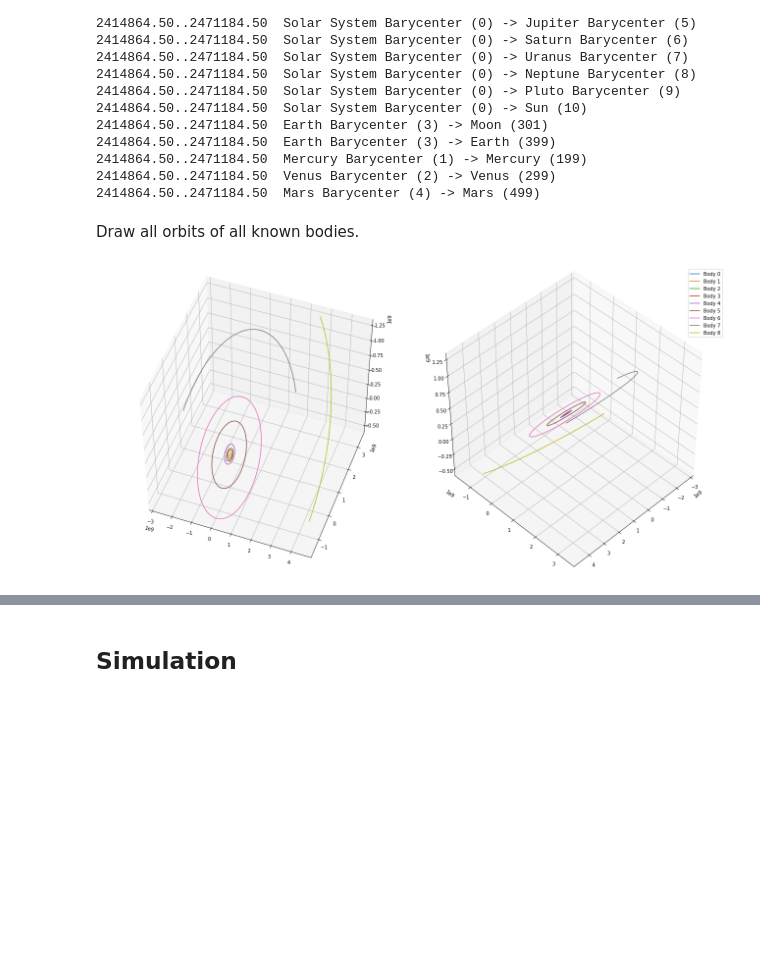
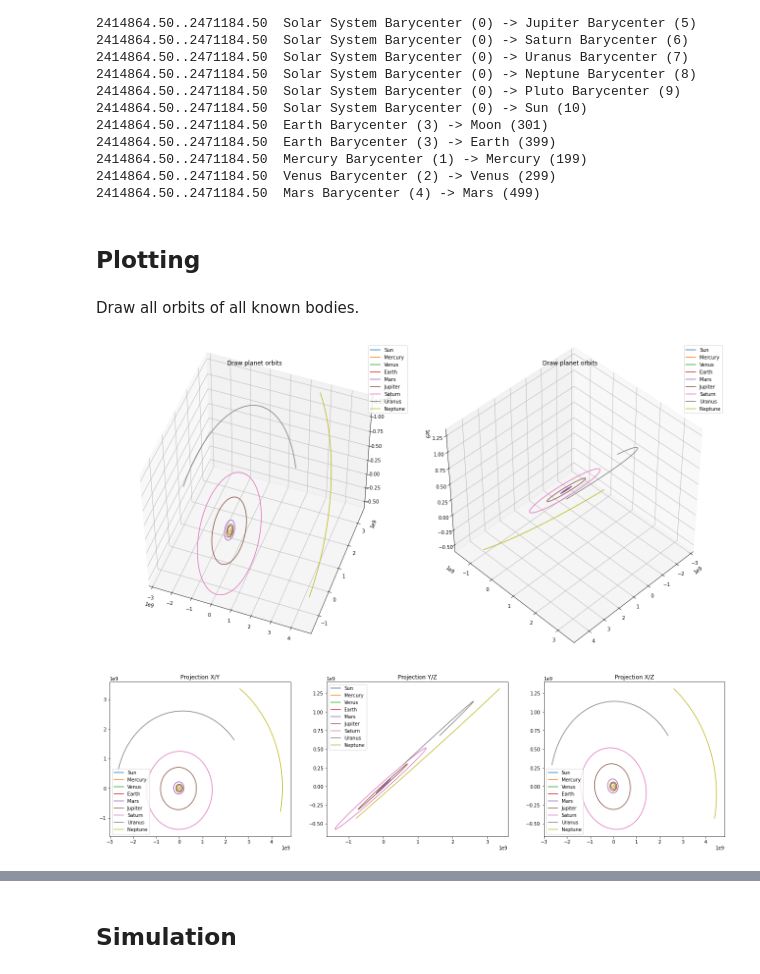
Before and after one commit to borisbrodski/py-interplanetary-simulator, a Jupyter notebook: StarKicker - cutting down on travel time to Mars/Calculate_mission_profile.ipynb, the cells around one changed output, grey strips where cells are left out. Drawn from its saved outputs; the diff is of its cells as text; code cells hidden in the pictures; blank space fills up the shorter version.

```diff
--- a/StarKicker - cutting down on travel time to Mars/Calculate_mission_profile.ipynb
+++ b/StarKicker - cutting down on travel time to Mars/Calculate_mission_profile.ipynb
@@ -106,6 +106,10 @@ BODIES=[SUN] + PLANETS
 
 ALL_PLANETS=[MERCURY, VENUS, EARTH, MARS, JUPITER, SATURN, URANUS, NEPTUNE]
 ALL_BODIES=[SUN] + ALL_PLANETS
+
+BODY_NAMES = {SUN: "Sun", MERCURY: "Mercury", VENUS: "Venus",
+              EARTH: "Earth", MARS: "Mars", JUPITER: "Jupiter",
+              SATURN: "Saturn", URANUS: "Uranus", NEPTUNE: "Neptune"}
 
 # Standard gravitational parameter
 MU_EARTH=398600.4418 # m^3/s^2
@@ -279,4 +281,6 @@ def get_orbits(start_date, planets = PLANETS, resolution_in_days = 10):
             orbit[i, :] = kernel[0,KERNEL_ID[planet]].compute(julian_datetime)
 
     return orbits
+# %% [markdown]
+## Plotting
 # %%
@@ -335,11 +329,47 @@ def draw_orbits(*orbits_args, focus_point=None, focus_distance=None, interactive
+# %%
+def plot_projections(*orbits_args, title=""):
+    AXIS_NAMES = {0: "X", 1: "Y", 2: "Z"}
+
+    fig = plt.figure(figsize=(18, 6))
+
+    i = 1
+    for axis1, axis2 in [(0, 1), (1, 2), (0, 2)]:
+        ax = fig.add_subplot(1, 3, i)
+        plt.subplots_adjust(left = 0, right = 1)
+        i += 1
+        plt.title("Projection " + AXIS_NAMES[axis1] + "/" + AXIS_NAMES[axis2])
+
+        for orbit_arg in orbits_args:
+            if isinstance(orbit_arg, dict):
+                orbits = orbit_arg
+                for body in orbits:
+                    if isinstance(body, int):
+                        name = BODY_NAMES[body]
+                    else:
+                        name = str(body)
+                    orbit = orbits[body]
+                    points = orbit
+
+                    plt.plot(points[:,axis1], points[:,axis2], label = name)
+            else:
+                orbit = orbit_arg
+                points = orbit
+
+                ax.scatter(points[:, axis1], points[:, axis2])
+
+        plt.legend()
+    plt.show()
 # %% [markdown]
 Draw all orbits of all known bodies.
 # %%
 orbits = get_orbits(datetime.datetime(2020, 6, 1), planets=ALL_BODIES)
-draw_orbits(orbits)
-#draw_orbits(orbits, focus_point=orbits[EARTH][0], focus_distance=100000000)
+plot_orbits(orbits, title = "Draw planet orbits", interactive=False)
+#plot_orbits(orbits, focus_point=orbits[EARTH][0], focus_distance=100000000)
+
+plot_projections(orbits, title = "Draw planet orbits")
 # %% [output]
-[figure, old version]
+[figure, new version]
+[figure, added]
 # %% [markdown]
 ## Mission profile
 
```
Also changed, not shown: parts of 28 cells of this notebook.
